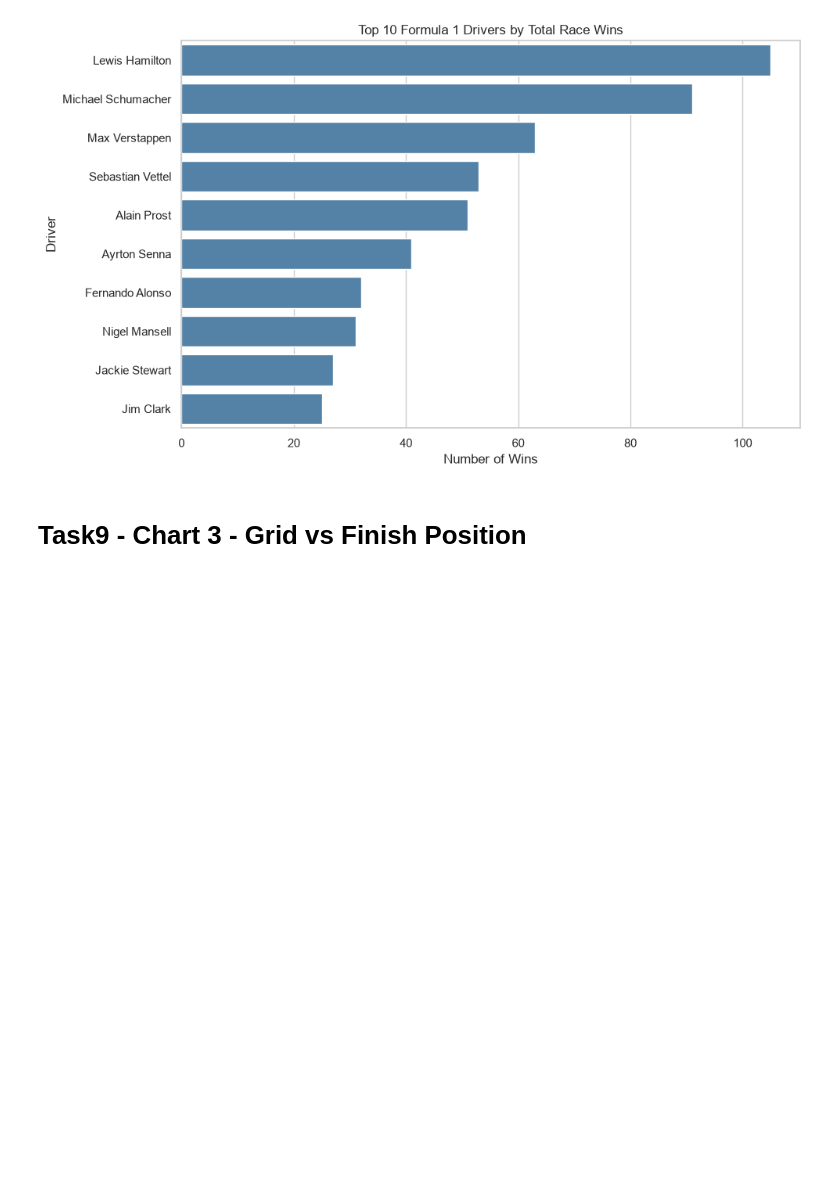
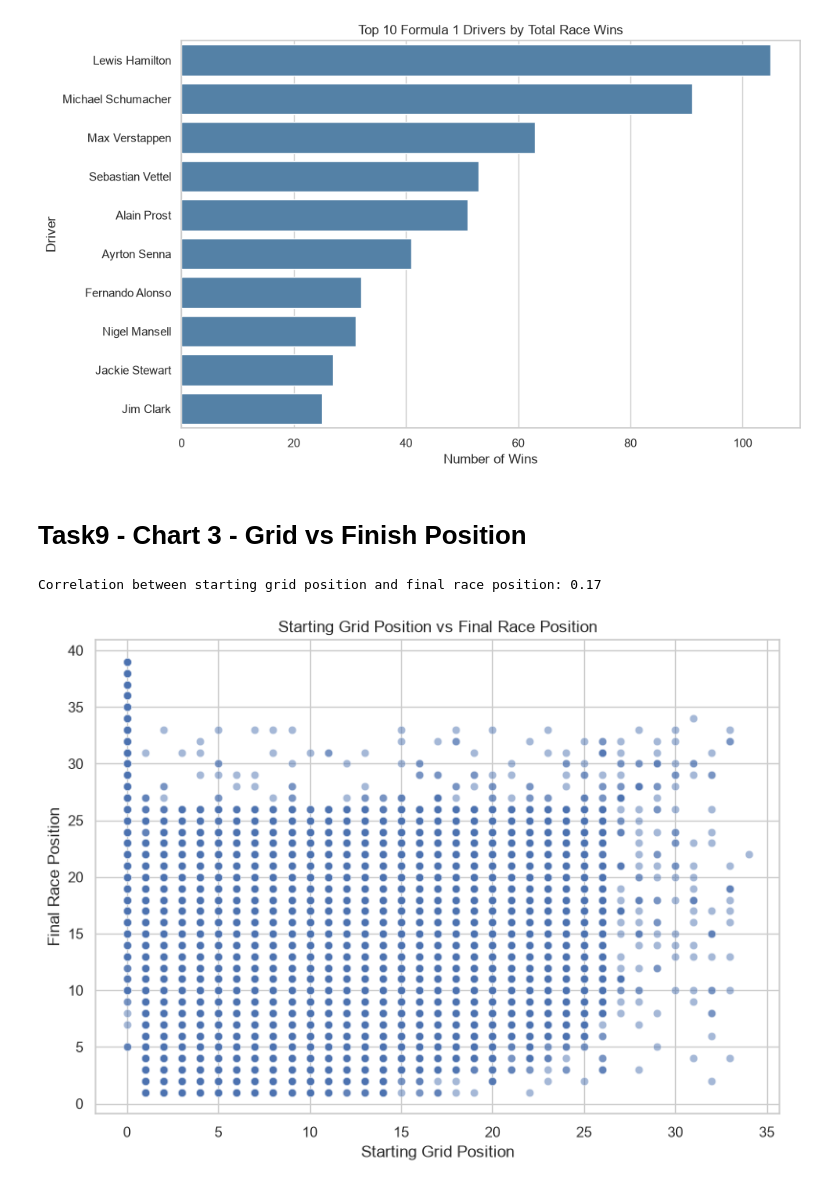
Before and after one commit to geunchankim-glitch/data-practice, a Jupyter notebook: jaeeun/task.ipynb, the cells around one changed output. Drawn from its saved outputs; the diff is of its cells as text; code cells hidden in the pictures; blank space fills up the shorter version.

Commit message:
Task9 - Chart3 - Grid vs Finish Position

```diff
--- a/jaeeun/task.ipynb
+++ b/jaeeun/task.ipynb
@@ -463,17 +463,42 @@ plt.show()
 # %% [markdown]
 # Task9 - Chart 3 - Grid vs Finish Position
 # %%
-# 1. Prepare data
-x = [5, 7, 8, 7, 2, 17, 2, 9, 4, 11]
-y = [99, 86, 87, 88, 111, 86, 103, 87, 94, 78]
+#copying the relevant columns for plotting
+plot_data = results[["grid", "positionOrder"]].copy()
 
-# 2. Create scatter plot
-plt.scatter(x, y, color='blue', marker='o')
+plot_data["grid"] = pd.to_numeric(plot_data["grid"], errors="coerce")
+plot_data["positionOrder"] = pd.to_numeric(
+    plot_data["positionOrder"],
+    errors="coerce"
+)
 
-# 3. Add labels and title
-plt.title("Study Hours vs. Test Scores")
-plt.xlabel("Hours Studied")
-plt.ylabel("Test Score")
+plot_data = plot_data.dropna()
 
-# 4. Display the chart
+# Calculate the correlation coefficient between starting grid
+correlation = np.corrcoef(
+    plot_data["grid"],
+    plot_data["positionOrder"]
+)[0, 1]
+
+# Display the correlation coefficient
+plt.figure(figsize=(8,6))
+
+sns.scatterplot(
+    data=plot_data,
+    x="grid",
+    y="positionOrder",
+    alpha=0.5
+)
+
+plt.title("Starting Grid Position vs Final Race Position")
+plt.xlabel("Starting Grid Position")
+plt.ylabel("Final Race Position")
+
+plt.tight_layout()
+
+plt.savefig("chart3_grid_vs_finish.png", dpi=300)
+
 plt.show()
+# %% [output]
+Correlation between starting grid position and final race position: 0.17
+[figure, added]
```
Also changed, not shown: 1 other file.
